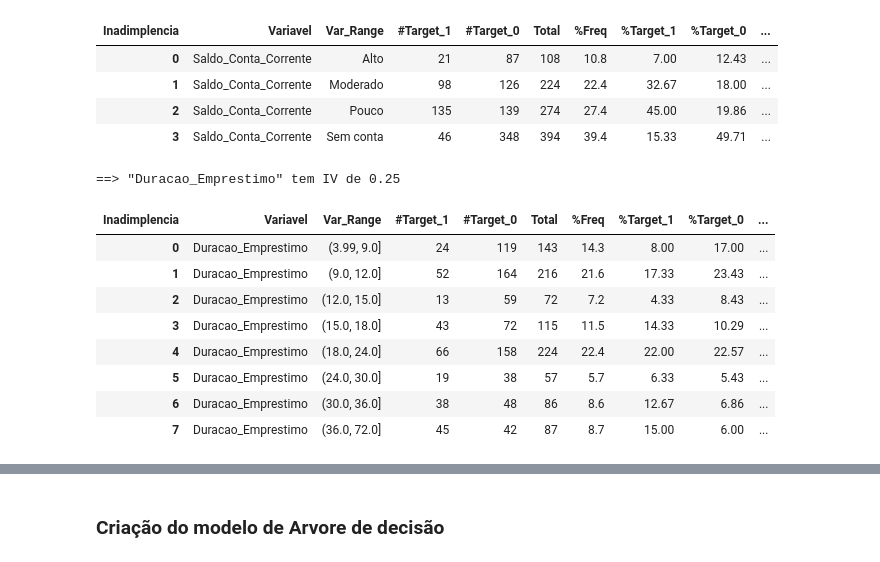
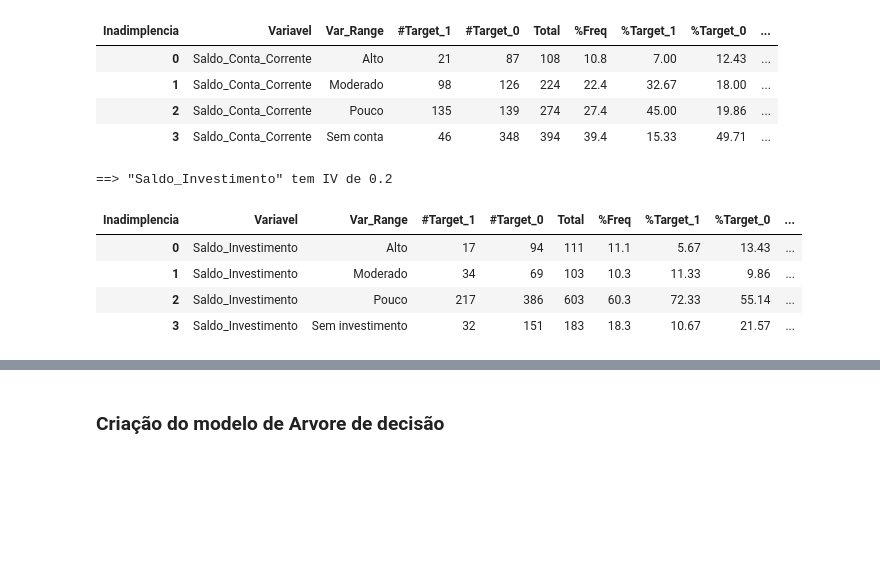
Before and after one commit to Luisfrighetto/Financial_Technology, a Jupyter notebook: Inadimplencia.ipynb, the cells around one changed output, grey strips where cells are left out. Saved outputs shown, nothing was run; the diff lists cells and outputs as text; code cells hidden in the pictures; blank space fills up the shorter version.

```diff
--- a/Inadimplencia.ipynb
+++ b/Inadimplencia.ipynb
@@ -62,8 +66,5 @@ sns.pairplot(df, hue='Inadimplencia');
 # %%
-# Analise IV
-
-df_iv = aed.analise_iv(df,
-                          'Inadimplencia')
+df_iv = aed.analise_iv(df,'Inadimplencia')
 df_iv.get_lista_iv()
 # %% [output]
 A value is trying to be set on a copy of a slice from a DataFrame.
@@ -90,16 +90,12 @@ df_iv.get_bivariada(var_escolhida='Saldo_Conta_Corrente')
 | 1 | Saldo_Conta_Corrente | Moderado | 98 | 126 | 224 | 22.4 | 32.67 | 18.00 | ... |
 | 2 | Saldo_Conta_Corrente | Pouco | 135 | 139 | 274 | 27.4 | 45.00 | 19.86 | ... |
 | 3 | Saldo_Conta_Corrente | Sem conta | 46 | 348 | 394 | 39.4 | 15.33 | 49.71 | ... |
-# %%
-df_iv.get_bivariada(var_escolhida='Duracao_Emprestimo')
-# %% [output]
-==> "Duracao_Emprestimo" tem IV de 0.25
-| Inadimplencia | Variavel | Var_Range | #Target_1 | #Target_0 | Total | %Freq | %Target_1 | %Target_0 | ... |
-| 0 | Duracao_Emprestimo | (3.99, 9.0] | 24 | 119 | 143 | 14.3 | 8.00 | 17.00 | ... |
-| 1 | Duracao_Emprestimo | (9.0, 12.0] | 52 | 164 | 216 | 21.6 | 17.33 | 23.43 | ... |
-| 2 | Duracao_Emprestimo | (12.0, 15.0] | 13 | 59 | 72 | 7.2 | 4.33 | 8.43 | ... |
-| 3 | Duracao_Emprestimo | (15.0, 18.0] | 43 | 72 | 115 | 11.5 | 14.33 | 10.29 | ... |
-| 4 | Duracao_Emprestimo | (18.0, 24.0] | 66 | 158 | 224 | 22.4 | 22.00 | 22.57 | ... |
-| 5 | Duracao_Emprestimo | (24.0, 30.0] | 19 | 38 | 57 | 5.7 | 6.33 | 5.43 | ... |
-| 6 | Duracao_Emprestimo | (30.0, 36.0] | 38 | 48 | 86 | 8.6 | 12.67 | 6.86 | ... |
-| 7 | Duracao_Emprestimo | (36.0, 72.0] | 45 | 42 | 87 | 8.7 | 15.00 | 6.00 | ... |
+# %%
+df_iv.get_bivariada(var_escolhida='Saldo_Investimento')
+# %% [output]
+==> "Saldo_Investimento" tem IV de 0.2
+| Inadimplencia | Variavel | Var_Range | #Target_1 | #Target_0 | Total | %Freq | %Target_1 | %Target_0 | ... |
+| 0 | Saldo_Investimento | Alto | 17 | 94 | 111 | 11.1 | 5.67 | 13.43 | ... |
+| 1 | Saldo_Investimento | Moderado | 34 | 69 | 103 | 10.3 | 11.33 | 9.86 | ... |
+| 2 | Saldo_Investimento | Pouco | 217 | 386 | 603 | 60.3 | 72.33 | 55.14 | ... |
+| 3 | Saldo_Investimento | Sem investimento | 32 | 151 | 183 | 18.3 | 10.67 | 21.57 | ... |
```
Also changed, not shown: parts of 49 cells of this notebook, 4 other files.
